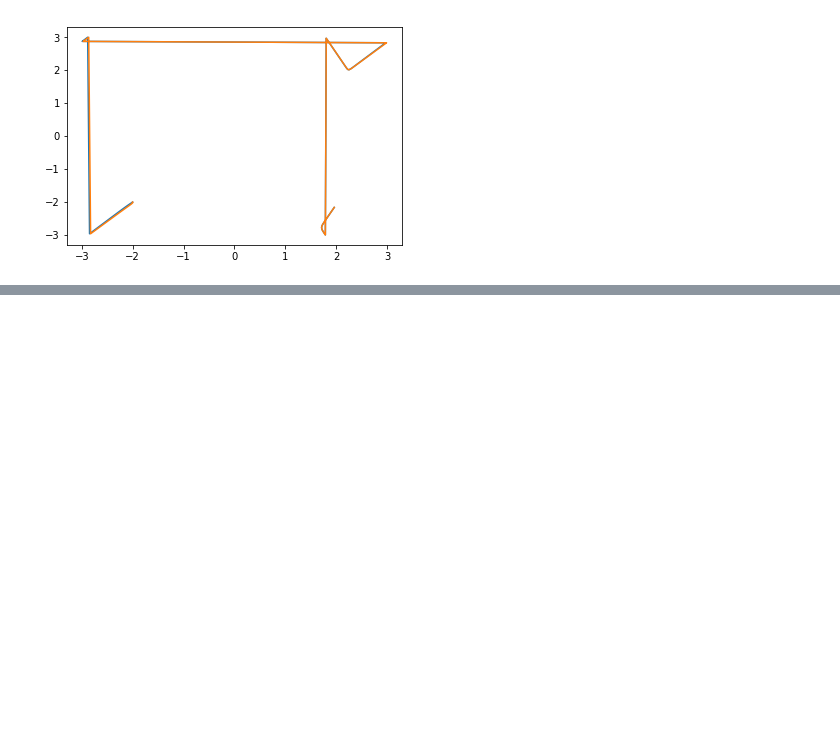
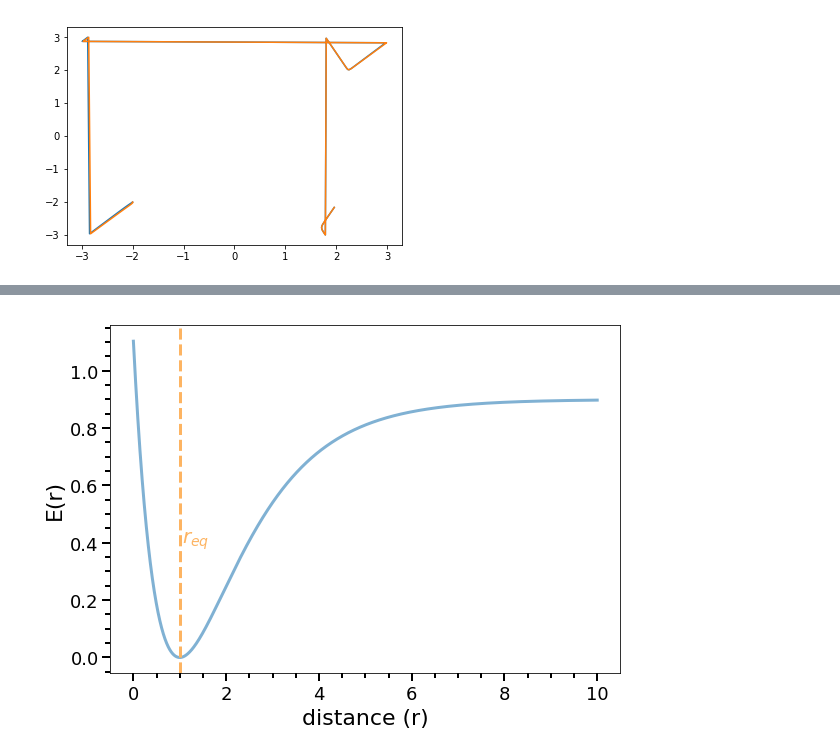
Before and after one commit to TeamOverkill/md, a Jupyter notebook: Untitled.ipynb, the cells around one changed output, grey strips where cells are left out. Saved outputs shown, nothing was run; the diff lists cells and outputs as text; code cells hidden in the pictures; blank space fills up the shorter version.

```diff
--- a/Untitled.ipynb
+++ b/Untitled.ipynb
@@ -21,0 +58,22 @@ plt.plot(backward[1], backward[2])
+# %%
+k = 1
+D = 0.9
+a = np.sqrt(k / (2*D))
+req = 1
+x = np.arange(0, 10, 0.001)
+y = D * (1 - np.exp(-a * (x - req)))**2
+
+fig = plt.figure(figsize=(8.4,6))
+ax1 = fig.add_subplot(111)
+ax1.plot(x, y, linewidth=3, color=colors[4])
+ax1.axvline(x = 1, linestyle = 'dashed', color=colors[5], linewidth = 3)
+ax1.minorticks_on()
+ax1.tick_params(axis = 'both', which = 'minor',length = 5,width = 2,labelsize = 18)
+ax1.tick_params(axis = 'both', which = 'major',length = 8,width = 2,labelsize = 18)
+ax1.set_xlabel(r'distance (r)', fontsize = 22, labelpad = 5)
+ax1.set_ylabel(r'E(r)', fontsize = 22, labelpad = 5)
+ax1.text(1.05, 0.4, r'$r_{eq}$', fontsize = 20, color = colors[5])
+plt.tight_layout()
+fig.savefig("morse.pdf")
+# %% [output]
+[figure, added]
```
Also changed, not shown: parts of 4 cells of this notebook, 7 other files.
